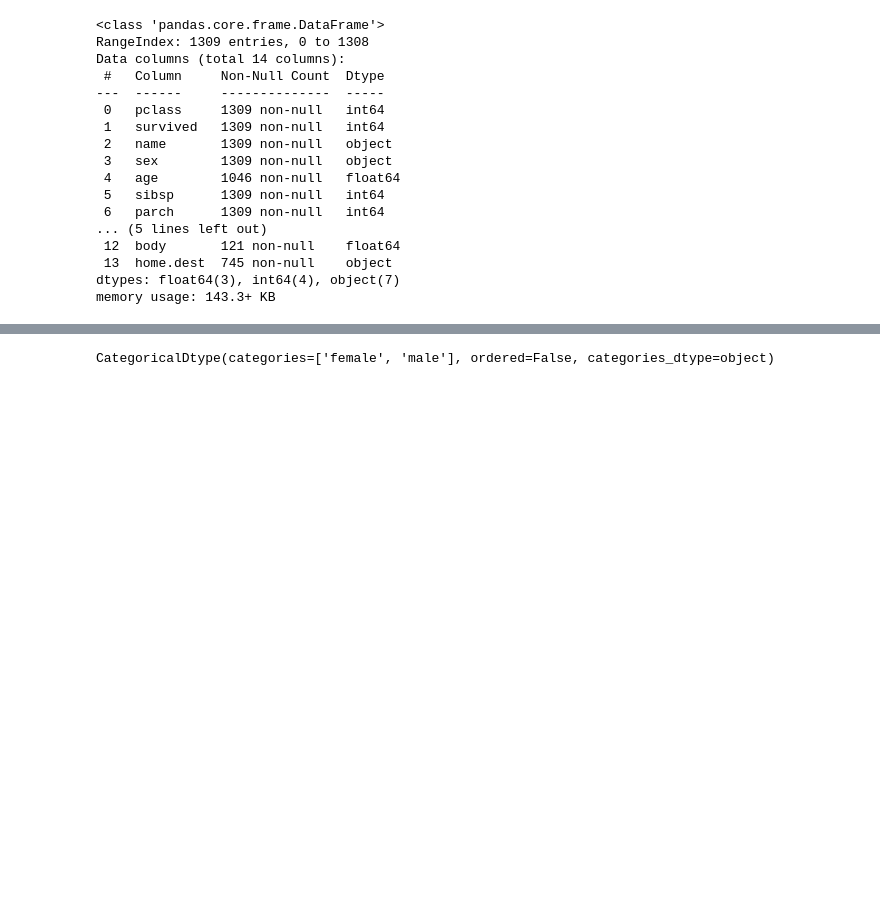
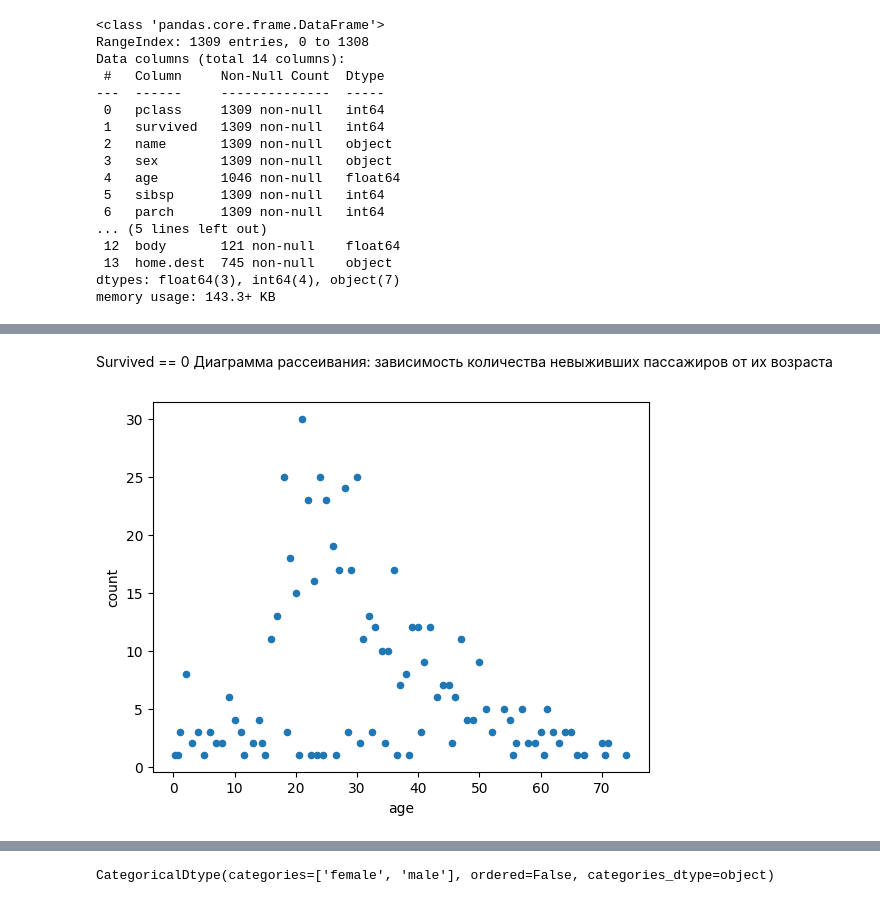
Before and after one commit to evin76/machinelearning2024, a Jupyter notebook: machinelearning2024.ipynb, the cells around one changed output, grey strips where cells are left out. Saved outputs shown, nothing was run; the diff lists cells and outputs as text; code cells hidden in the pictures; blank space fills up the shorter version.

```diff
--- a/machinelearning2024.ipynb
+++ b/machinelearning2024.ipynb
@@ -123,0 +179,10 @@ memory usage: 143.3+ KB
+# %% [markdown]
+Survived == 0
+Диаграмма рассеивания: зависимость количества невыживших пассажиров от их возраста
+# %%
+age_not_survived = data[data['survived'] == 0]['age'].value_counts().reset_index()
+# %%
+age_not_survived.plot(kind='scatter', x='age', y='count')
+pass
+# %% [output]
+[figure, added]
```
Also changed, not shown: parts of 68 cells of this notebook.
